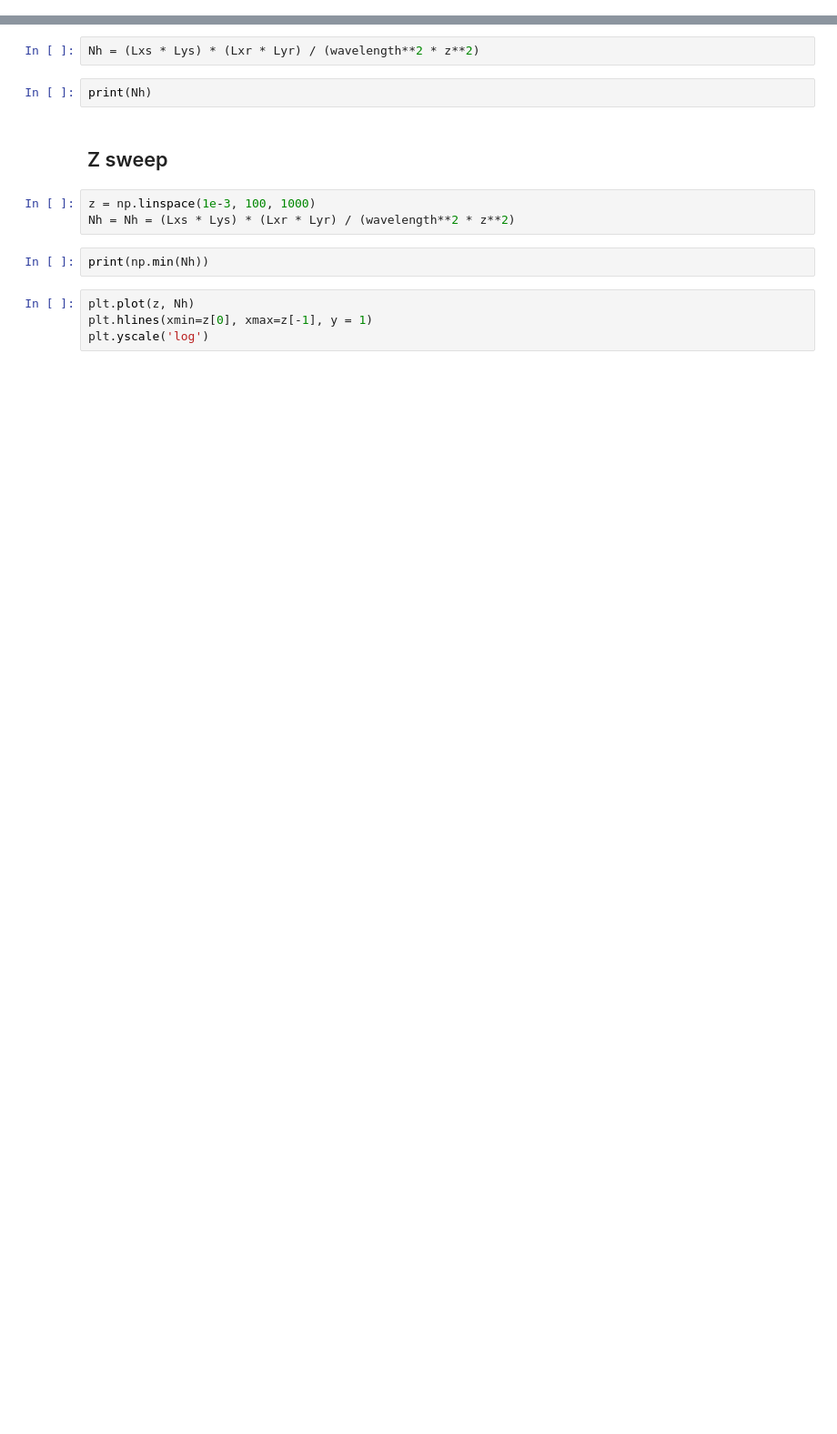
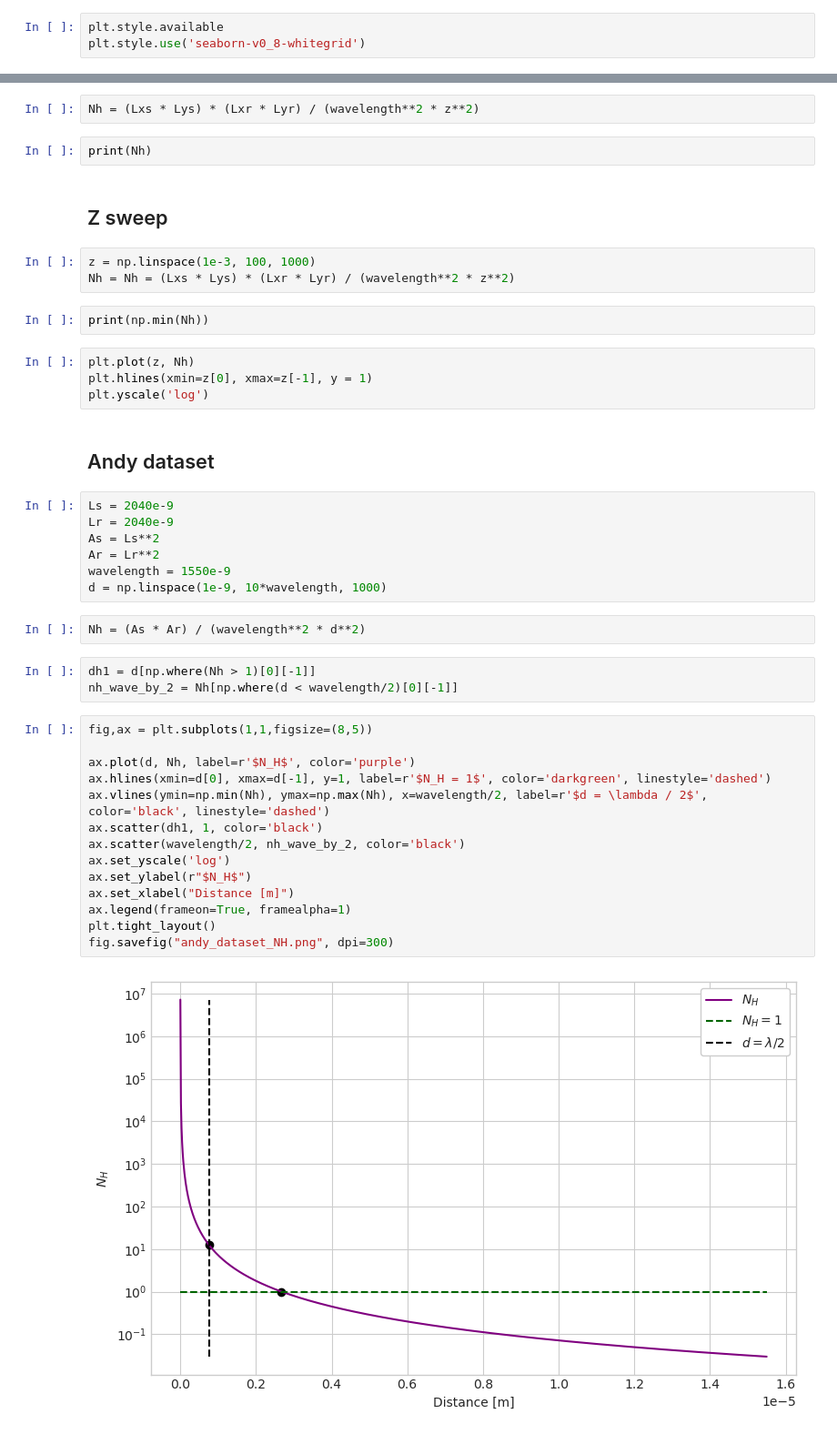
Before and after one commit to Kovaleski-Research-Lab/Bra-ket-optics, a Jupyter notebook: notebooks/EQ64_analysis.ipynb, the cells around one changed output, grey strips where cells are left out. Shown at 91% size. Cells and saved outputs as stored; diff of their text form; blank space fills up the shorter version.

```diff
--- a/notebooks/EQ64_analysis.ipynb
+++ b/notebooks/EQ64_analysis.ipynb
@@ -5,4 +7,7 @@ import pint
 u = pint.UnitRegistry()
+# %%
+plt.style.available
+plt.style.use('seaborn-v0_8-whitegrid')
 # %%
 # Source plane
 dxs = 8e-6
@@ -37,3 +42,33 @@ print(np.min(Nh))
 plt.plot(z, Nh)
 plt.hlines(xmin=z[0], xmax=z[-1], y = 1)
 plt.yscale('log')
+# %% [markdown]
+## Andy dataset
+# %%
+Ls = 2040e-9
+Lr = 2040e-9
+As = Ls**2
+Ar = Lr**2
+wavelength = 1550e-9
+d = np.linspace(1e-9, 10*wavelength, 1000)
+# %%
+Nh = (As * Ar) / (wavelength**2 * d**2)
+# %%
+dh1 = d[np.where(Nh > 1)[0][-1]]
+nh_wave_by_2 = Nh[np.where(d < wavelength/2)[0][-1]]
+# %%
+fig,ax = plt.subplots(1,1,figsize=(8,5))
+
+ax.plot(d, Nh, label=r'$N_H$', color='purple')
+ax.hlines(xmin=d[0], xmax=d[-1], y=1, label=r'$N_H = 1$', color='darkgreen', linestyle='dashed')
+ax.vlines(ymin=np.min(Nh), ymax=np.max(Nh), x=wavelength/2, label=r'$d = \lambda / 2$', color='black', linestyle='dashed')
+ax.scatter(dh1, 1, color='black')
+ax.scatter(wavelength/2, nh_wave_by_2, color='black')
+ax.set_yscale('log')
+ax.set_ylabel(r"$N_H$")
+ax.set_xlabel("Distance [m]")
+ax.legend(frameon=True, framealpha=1)
+plt.tight_layout()
+fig.savefig("andy_dataset_NH.png", dpi=300)
+# %% [output]
+[figure, added]
```
Also changed, not shown: parts of 15 cells of this notebook.
